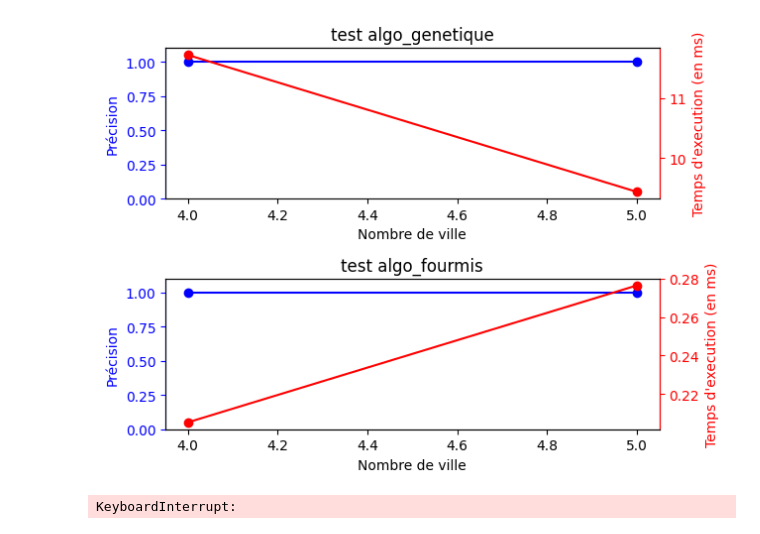
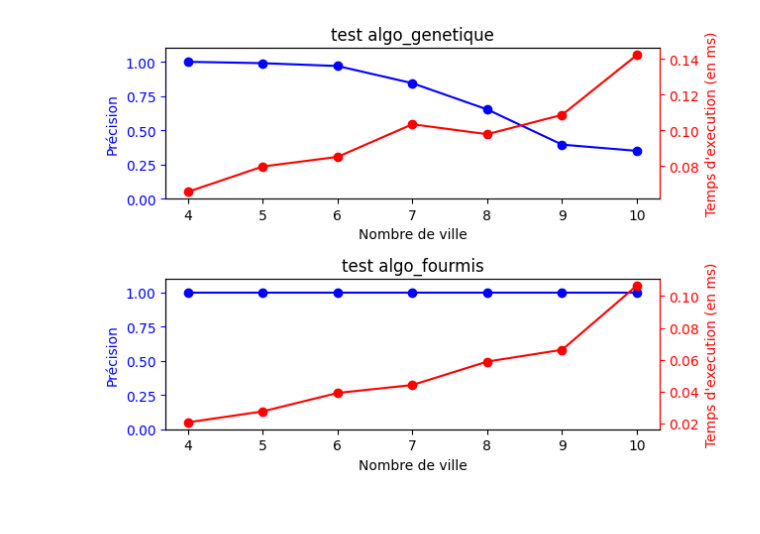
Before and after one commit to Me-k-01/Voyageur-de-commerce, a Jupyter notebook: benchmark.ipynb, the cells around one changed output. Saved outputs shown, nothing was run; the diff lists cells and outputs as text; code cells hidden in the pictures.

```diff
--- a/benchmark.ipynb
+++ b/benchmark.ipynb
@@ -93,7 +93,7 @@ def test_acc(algo, mat_size = 5, n_try=1, time_max=100, n_indiv=10):
 
     return acc / n_try
 # %%
-def main_test(algorithmes, n_city_start = 4, n_city_end=10, n_try=100, time_max=100):
+def main_test(algorithmes, n_city_start = 4, n_city_end=10, n_try=100, n_indiv=10, time_max=100):
     """
     Effectue des tests sur une liste d'algorithme, et affiche sous la forme de diagrame l'évolution des tests (avec precision et temps d'execution)
     algorithmes : Liste des fonctions avec comme paramètre la matrice de coût et le temps optimal
@@ -108,7 +108,7 @@ def main_test(algorithmes, n_city_start = 4, n_city_end=10, n_try=100, time_max=
     for size in range(n_city_start, n_city_end+1):
         for i, algo in enumerate(algorithmes):
             start_time = time()
-            res = test_acc(algo=algo, mat_size=size, n_try=n_try, time_max=time_max, n_indiv=100)
+            res = test_acc(algo=algo, mat_size=size, n_try=n_try, time_max=time_max, n_indiv=n_indiv)
             accuracies[i].append(res)
             times[i].append((time()-start_time)/n_try)
 
@@ -119,33 +119,32 @@ def main_test(algorithmes, n_city_start = 4, n_city_end=10, n_try=100, time_max=
         for i in range(len(algorithmes)):
             mat_sizes[i].append(size)
             # Précision
             ax[i].plot(mat_sizes[i], accuracies[i], "-bo")
             ax[i].set_title("test " + algorithmes[i].__name__)
             ax[i].set_xlabel("Nombre de ville")
             ax[i].set_ylabel("Précision")
             ax[i].set_ylim(0, 1.1)
 
             # Coloration left
             ax[i].spines["left"].set_color('blue')
             ax[i].yaxis.label.set_color('blue')
             ax[i].tick_params(axis='y', colors='blue')
 
             # Temps d'execution
             ax2 = ax[i].twinx()
             ax2.plot(mat_sizes[i], times[i], "-ro")
             ax2.set_xlabel("Nombre de ville")
             ax2.set_ylabel("Temps d'execution (en ms)")
 
             # Coloration right
             ax2.yaxis.label.set_color('red')
             ax2.tick_params(axis='y', colors='red')
             ax2.spines["right"].set_color('red')
 
         fig.tight_layout()
         display.clear_output(wait=True)
         plt.show()
 
-main_test([algo_genetique, algo_fourmis], n_city_end = 16, time_max = 10)
+main_test([algo_genetique, algo_fourmis], n_city_end = 10, time_max = 100, n_indiv=10)
 # %% [output]
-[figure, old version]
+[figure, new version]
-KeyboardInterrupt:
```
Also changed, not shown: parts of 2 cells of this notebook, 2 other files.
